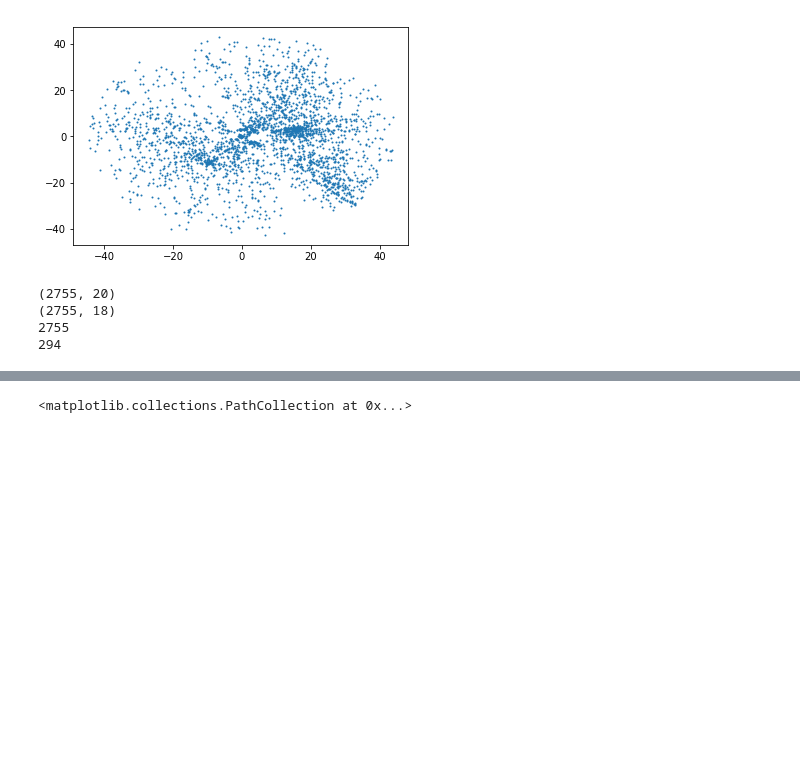
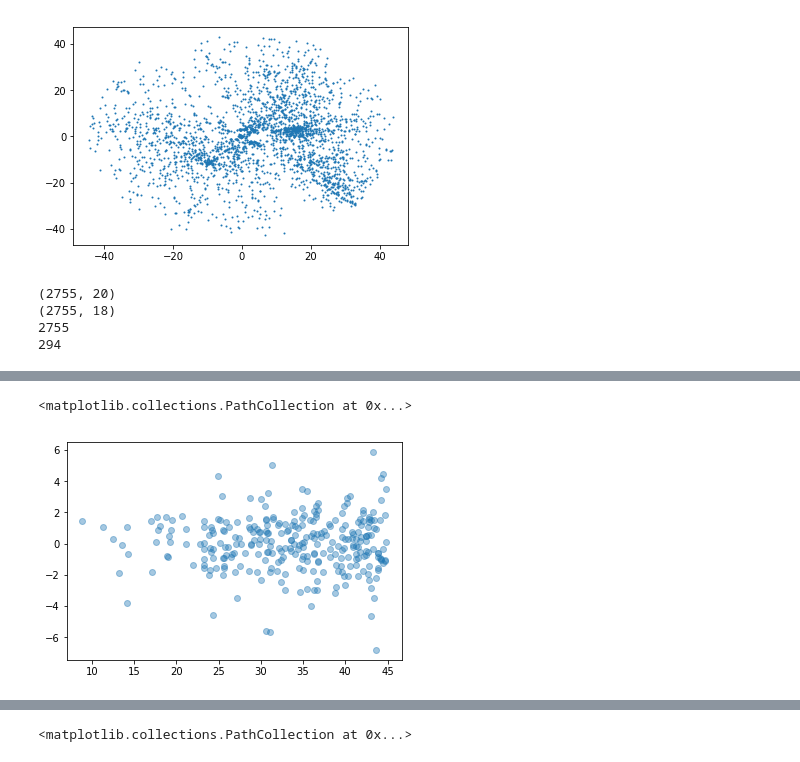
Before and after one commit to forero/LGModGrav, a Jupyter notebook: code/cosmic_flows.ipynb, the cells around one changed output, grey strips where cells are left out. Cells and saved outputs as stored; diff of their text form; code cells hidden in the pictures; blank space fills up the shorter version.

```diff
--- a/code/cosmic_flows.ipynb
+++ b/code/cosmic_flows.ipynb
@@ -132,0 +138,5 @@ pair_v = (vradial_data[halo_B_id] - dradial_data[halo_B_id]*hubble) - (vradial_d
+# %%
+plt.scatter(dradial_data[halo_B_id], pair_d, alpha=0.4)
+# %% [output]
+<matplotlib.collections.PathCollection at 0x...>
+[figure, added]
```
Also changed, not shown: parts of 5 cells of this notebook, 1 other file.
